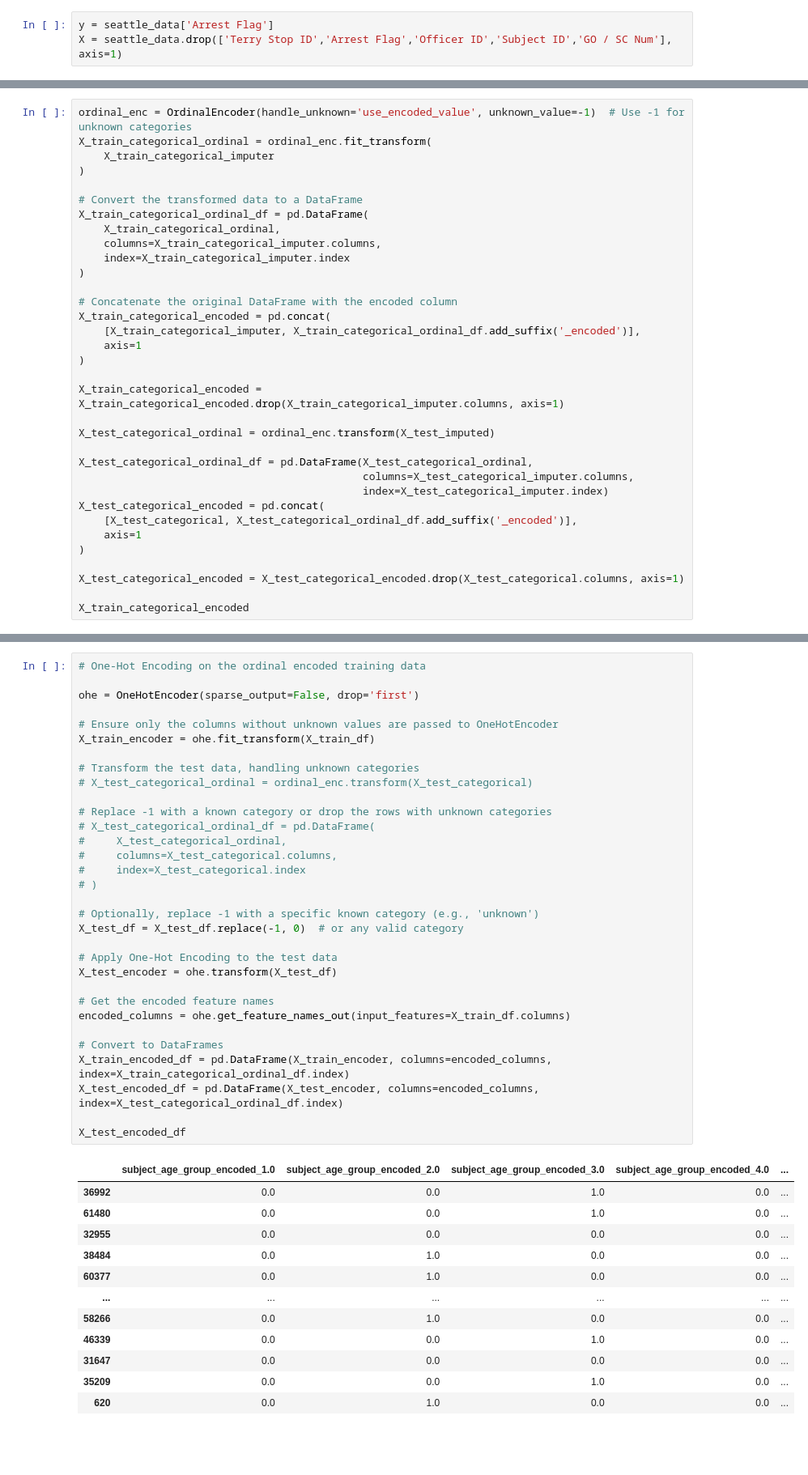
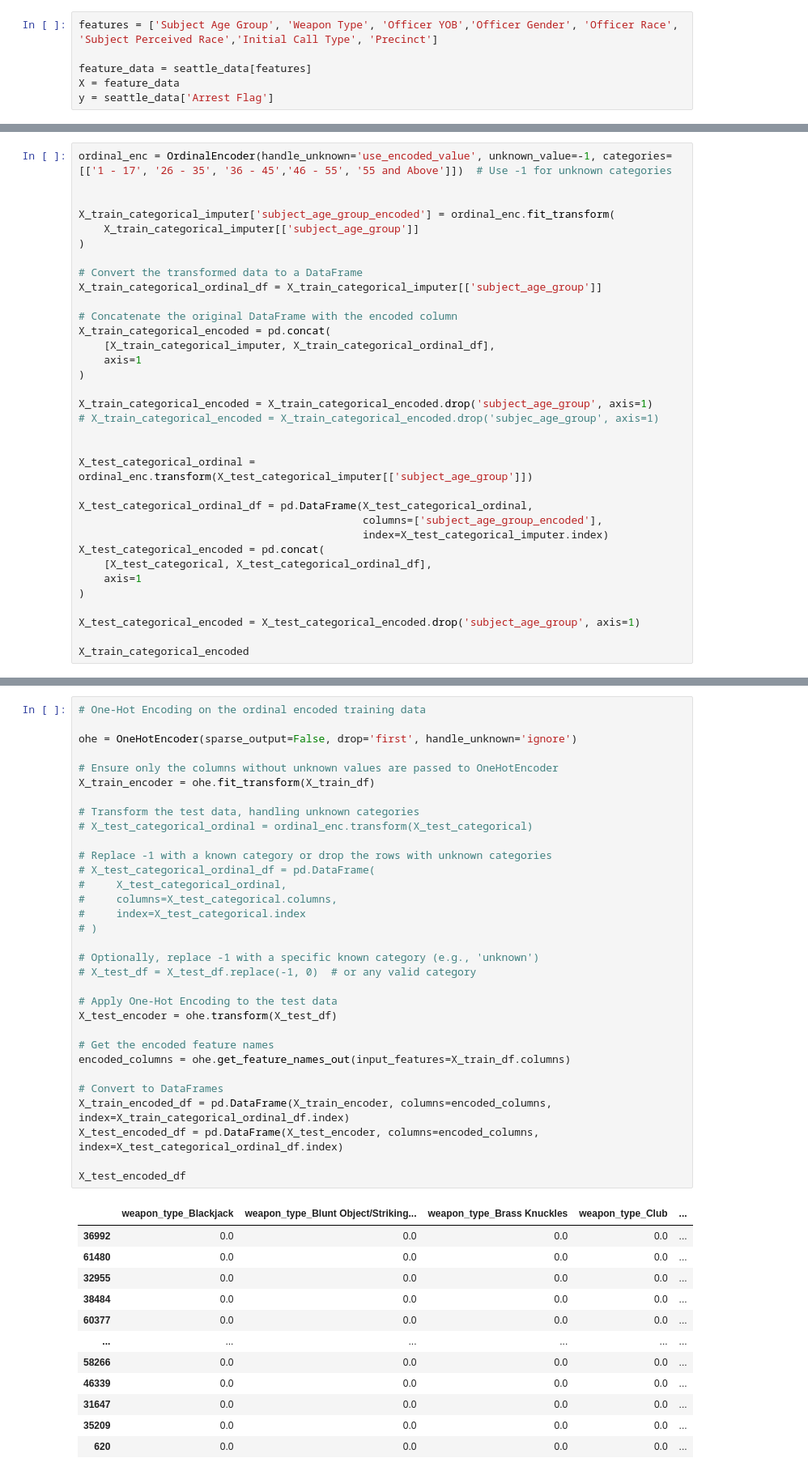
Before and after one commit to omendez930/Terry-Traffic-Stops-Phase3, a Jupyter notebook: index.ipynb, the cells around one changed output, grey strips where cells are left out. Shown at 81% size. Saved outputs shown, nothing was run; the diff lists cells and outputs as text; blank space fills up the shorter version.

```diff
--- a/index.ipynb
+++ b/index.ipynb
@@ -111,6 +146,9 @@ seattle_data['Arrest Flag'].isnull().sum()
 # %%
+features = ['Subject Age Group', 'Weapon Type', 'Officer YOB','Officer Gender', 'Officer Race', 'Subject Perceived Race','Initial Call Type', 'Precinct']
+
+feature_data = seattle_data[features]
+X = feature_data
 y = seattle_data['Arrest Flag']
-X = seattle_data.drop(['Terry Stop ID','Arrest Flag','Officer ID','Subject ID','GO / SC Num'], axis=1)
 # %%
 # from sklearn.model_selection import train_test_split
 
@@ -335,36 +342,36 @@ beat                        0
 dtype: int64
 # %%
-ordinal_enc = OrdinalEncoder(handle_unknown='use_encoded_value', unknown_value=-1)  # Use -1 for unknown categories
-X_train_categorical_ordinal = ordinal_enc.fit_transform(
-    X_train_categorical_imputer
+ordinal_enc = OrdinalEncoder(handle_unknown='use_encoded_value', unknown_value=-1, categories=[['1 - 17', '26 - 35', '36 - 45','46 - 55', '55 and Above']])  # Use -1 for unknown categories
+
+
+X_train_categorical_imputer['subject_age_group_encoded'] = ordinal_enc.fit_transform(
+    X_train_categorical_imputer[['subject_age_group']]
 )
 
 # Convert the transformed data to a DataFrame
-X_train_categorical_ordinal_df = pd.DataFrame(
-    X_train_categorical_ordinal,
-    columns=X_train_categorical_imputer.columns,
-    index=X_train_categorical_imputer.index
-)
+X_train_categorical_ordinal_df = X_train_categorical_imputer[['subject_age_group']]
 
 # Concatenate the original DataFrame with the encoded column
 X_train_categorical_encoded = pd.concat(
-    [X_train_categorical_imputer, X_train_categorical_ordinal_df.add_suffix('_encoded')],
+    [X_train_categorical_imputer, X_train_categorical_ordinal_df],
     axis=1
 )
 
-X_train_categorical_encoded = X_train_categorical_encoded.drop(X_train_categorical_imputer.columns, axis=1)
+X_train_categorical_encoded = X_train_categorical_encoded.drop('subject_age_group', axis=1)
+# X_train_categorical_encoded = X_train_categorical_encoded.drop('subjec_age_group', axis=1)
 
-X_test_categorical_ordinal = ordinal_enc.transform(X_test_imputed)
+
+X_test_categorical_ordinal = ordinal_enc.transform(X_test_categorical_imputer[['subject_age_group']])
 
 X_test_categorical_ordinal_df = pd.DataFrame(X_test_categorical_ordinal,
-                                             columns=X_test_categorical_imputer.columns,
+                                             columns=['subject_age_group_encoded'],
                                              index=X_test_categorical_imputer.index)
 X_test_categorical_encoded = pd.concat(
-    [X_test_categorical, X_test_categorical_ordinal_df.add_suffix('_encoded')],
+    [X_test_categorical, X_test_categorical_ordinal_df],
     axis=1
 )
 
-X_test_categorical_encoded = X_test_categorical_encoded.drop(X_test_categorical.columns, axis=1)
+X_test_categorical_encoded = X_test_categorical_encoded.drop('subject_age_group', axis=1)
 
 X_train_categorical_encoded
 # %% [output]
@@ -665,45 +587,45 @@ array([-0.27772566, -0.27918455, -0.2733218 , -0.29446499, -0.26762107])
 # %%
 # One-Hot Encoding on the ordinal encoded training data
 
-ohe = OneHotEncoder(sparse_output=False, drop='first')
+ohe = OneHotEncoder(sparse_output=False, drop='first', handle_unknown='ignore')
 
 # Ensure only the columns without unknown values are passed to OneHotEncoder
 X_train_encoder = ohe.fit_transform(X_train_df)
 
 # Transform the test data, handling unknown categories
 # X_test_categorical_ordinal = ordinal_enc.transform(X_test_categorical)
 
 # Replace -1 with a known category or drop the rows with unknown categories
 # X_test_categorical_ordinal_df = pd.DataFrame(
 #     X_test_categorical_ordinal,
 #     columns=X_test_categorical.columns,
 #     index=X_test_categorical.index
 # )
 
 # Optionally, replace -1 with a specific known category (e.g., 'unknown')
-X_test_df = X_test_df.replace(-1, 0)  # or any valid category
+# X_test_df = X_test_df.replace(-1, 0)  # or any valid category
 
 # Apply One-Hot Encoding to the test data
 X_test_encoder = ohe.transform(X_test_df)
 
 # Get the encoded feature names
 encoded_columns = ohe.get_feature_names_out(input_features=X_train_df.columns)
 
 # Convert to DataFrames
 X_train_encoded_df = pd.DataFrame(X_train_encoder, columns=encoded_columns, index=X_train_categorical_ordinal_df.index)
 X_test_encoded_df = pd.DataFrame(X_test_encoder, columns=encoded_columns, index=X_test_categorical_ordinal_df.index)
 
 X_test_encoded_df
 # %% [output]
-|  | subject_age_group_encoded_1.0 | subject_age_group_encoded_2.0 | subject_age_group_encoded_3.0 | subject_age_group_encoded_4.0 | ... |
-| 36992 | 0.0 | 0.0 | 1.0 | 0.0 | ... |
-| 61480 | 0.0 | 0.0 | 1.0 | 0.0 | ... |
+|  | weapon_type_Blackjack | weapon_type_Blunt Object/Striking... | weapon_type_Brass Knuckles | weapon_type_Club | ... |
+| 36992 | 0.0 | 0.0 | 0.0 | 0.0 | ... |
+| 61480 | 0.0 | 0.0 | 0.0 | 0.0 | ... |
 | 32955 | 0.0 | 0.0 | 0.0 | 0.0 | ... |
-| 38484 | 0.0 | 1.0 | 0.0 | 0.0 | ... |
-| 60377 | 0.0 | 1.0 | 0.0 | 0.0 | ... |
+| 38484 | 0.0 | 0.0 | 0.0 | 0.0 | ... |
+| 60377 | 0.0 | 0.0 | 0.0 | 0.0 | ... |
 | ... | ... | ... | ... | ... | ... |
-| 58266 | 0.0 | 1.0 | 0.0 | 0.0 | ... |
-| 46339 | 0.0 | 0.0 | 1.0 | 0.0 | ... |
+| 58266 | 0.0 | 0.0 | 0.0 | 0.0 | ... |
+| 46339 | 0.0 | 0.0 | 0.0 | 0.0 | ... |
 | 31647 | 0.0 | 0.0 | 0.0 | 0.0 | ... |
-| 35209 | 0.0 | 0.0 | 1.0 | 0.0 | ... |
-| 620 | 0.0 | 1.0 | 0.0 | 0.0 | ... |
+| 35209 | 0.0 | 0.0 | 0.0 | 0.0 | ... |
+| 620 | 0.0 | 0.0 | 0.0 | 0.0 | ... |
```
Also changed, not shown: parts of 60 cells of this notebook.
